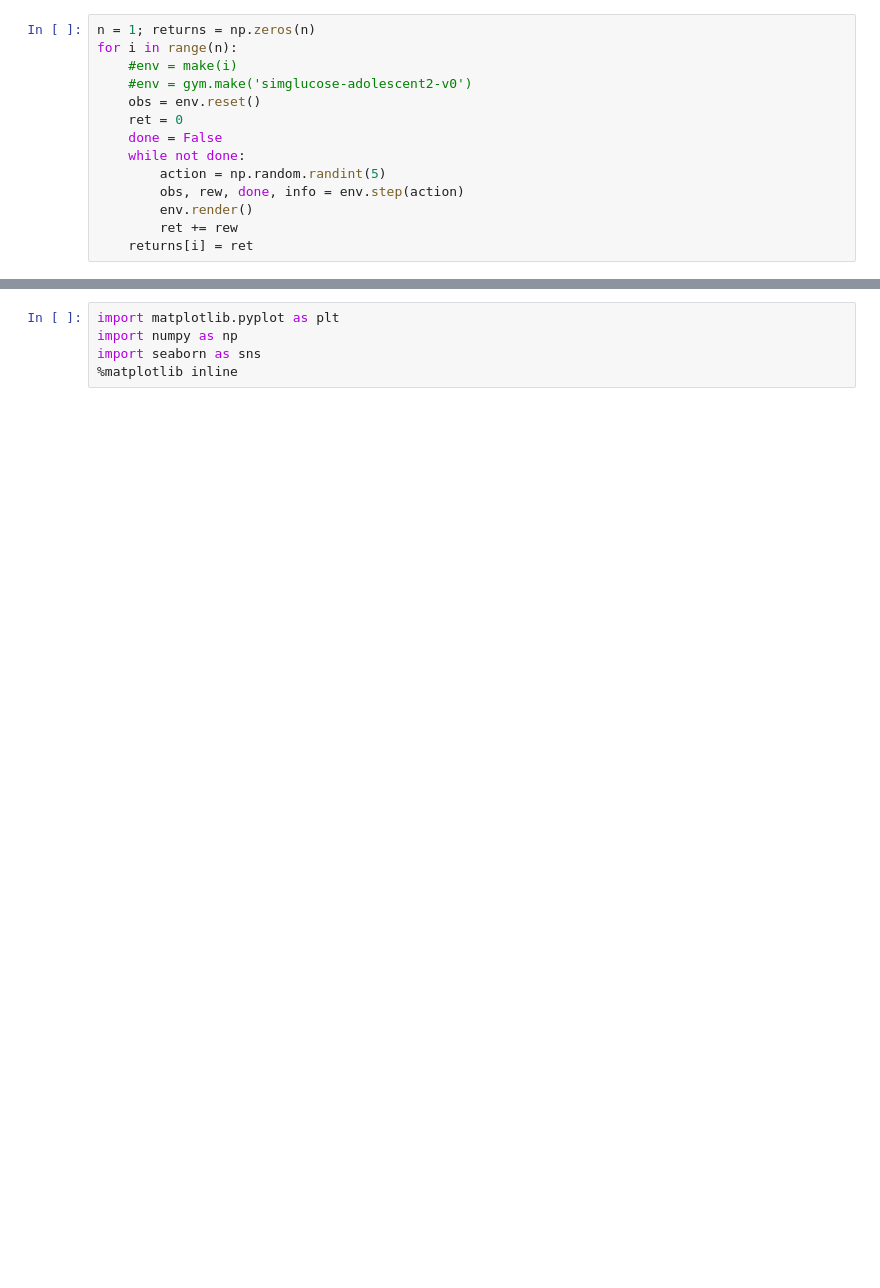
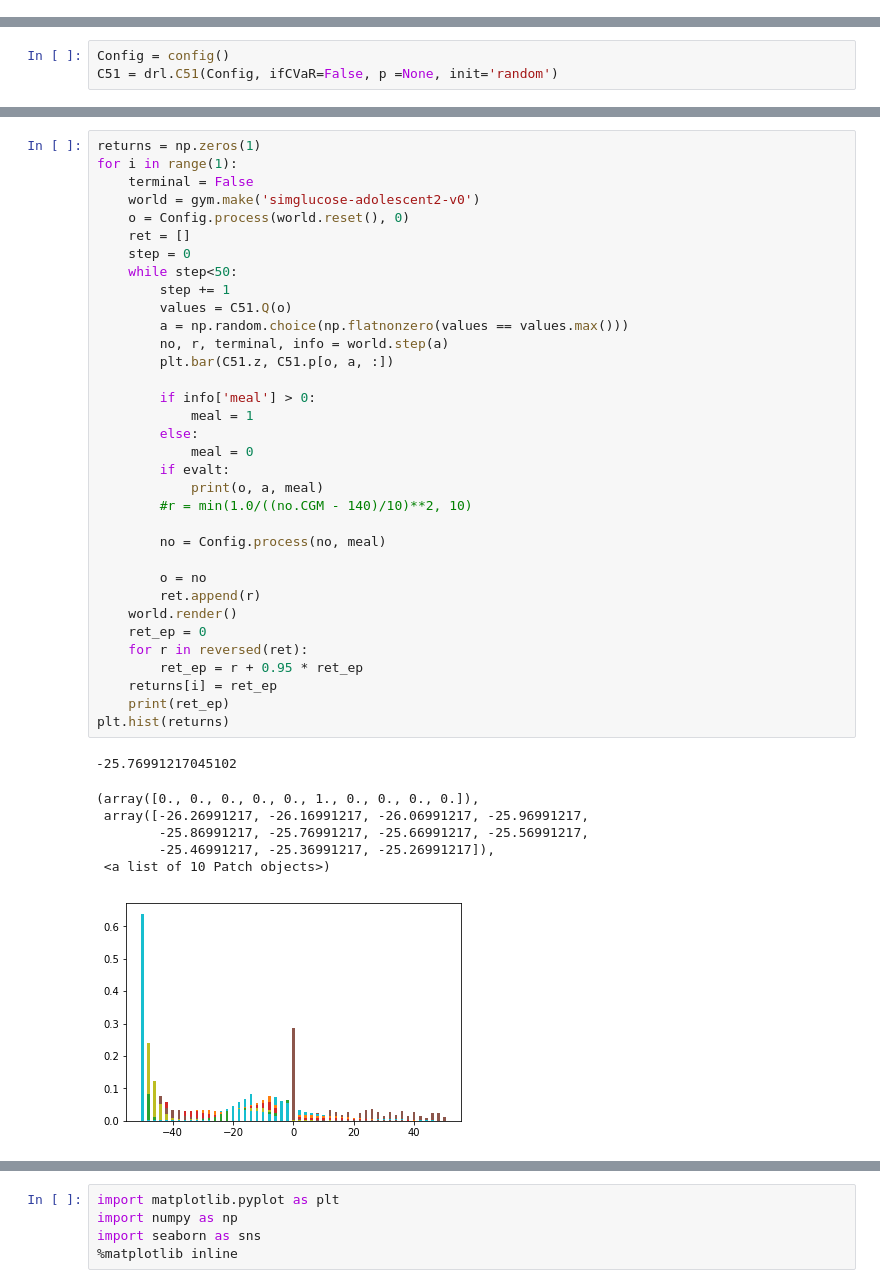
Before and after one commit to Rkeramati/cvar, a Jupyter notebook: glucose/Baseline.ipynb, the cells around one changed output, grey strips where cells are left out. Cells and saved outputs as stored; diff of their text form; blank space fills up the shorter version.

```diff
--- a/glucose/Baseline.ipynb
+++ b/glucose/Baseline.ipynb
@@ -35,14 +18,0 @@ def make(seed):
-# %%
-n = 1; returns = np.zeros(n)
-for i in range(n):
-    #env = make(i)
-    #env = gym.make('simglucose-adolescent2-v0')
-    obs = env.reset()
-    ret = 0
-    done = False
-    while not done:
-        action = np.random.randint(5)
-        obs, rew, done, info = env.step(action)
-        env.render()
-        ret += rew
-    returns[i] = ret
@@ -50,0 +88,3 @@ for i in range(n):
+# %%
+Config = config()
+C51 = drl.C51(Config, ifCVaR=False, p =None, init='random')
@@ -50,0 +168,42 @@ for i in range(n):
+# %%
+returns = np.zeros(1)
+for i in range(1):
+    terminal = False
+    world = gym.make('simglucose-adolescent2-v0')
+    o = Config.process(world.reset(), 0)
+    ret = []
+    step = 0
+    while step<50:
+        step += 1
+        values = C51.Q(o)
+        a = np.random.choice(np.flatnonzero(values == values.max()))
+        no, r, terminal, info = world.step(a)
+        plt.bar(C51.z, C51.p[o, a, :])
+
+        if info['meal'] > 0:
+            meal = 1
+        else:
+            meal = 0
+        if evalt:
+            print(o, a, meal)
+        #r = min(1.0/((no.CGM - 140)/10)**2, 10)
+
+        no = Config.process(no, meal)
+
+        o = no
+        ret.append(r)
+    world.render()
+    ret_ep = 0
+    for r in reversed(ret):
+        ret_ep = r + 0.95 * ret_ep
+    returns[i] = ret_ep
+    print(ret_ep)
+plt.hist(returns)
+# %% [output]
+-25.76991217045102
+(array([0., 0., 0., 0., 0., 1., 0., 0., 0., 0.]),
+ array([-26.26991217, -26.16991217, -26.06991217, -25.96991217,
+        -25.86991217, -25.76991217, -25.66991217, -25.56991217,
+        -25.46991217, -25.36991217, -25.26991217]),
+ <a list of 10 Patch objects>)
+[figure, added]
```
Also changed, not shown: parts of 22 cells of this notebook, 2 other files.
